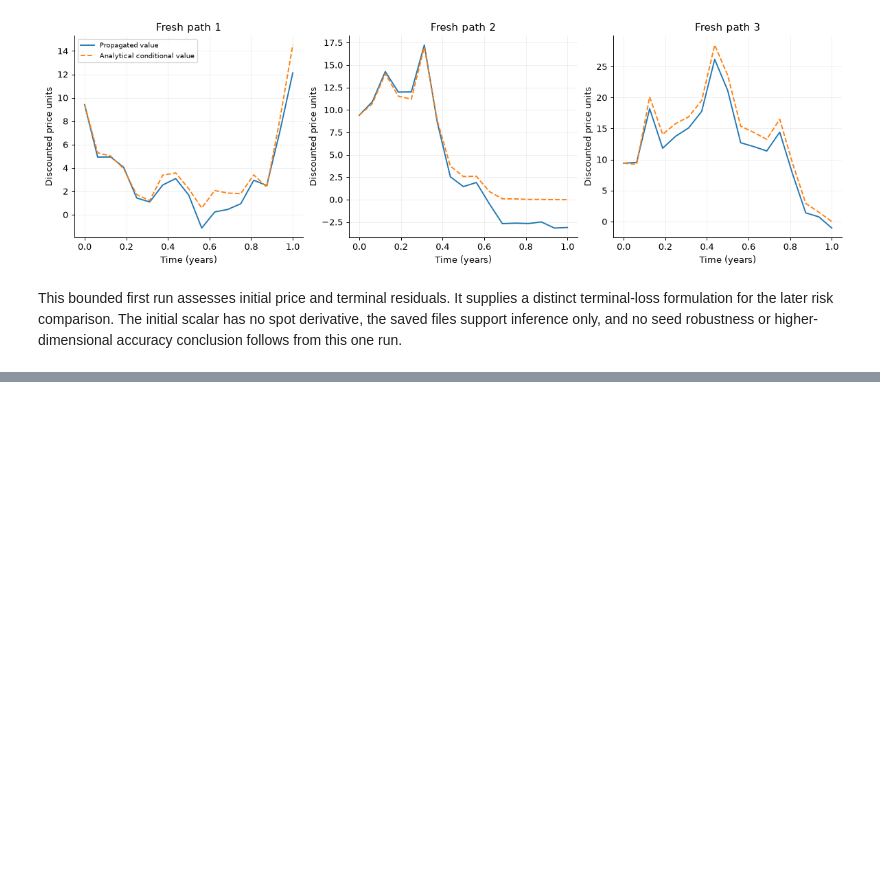
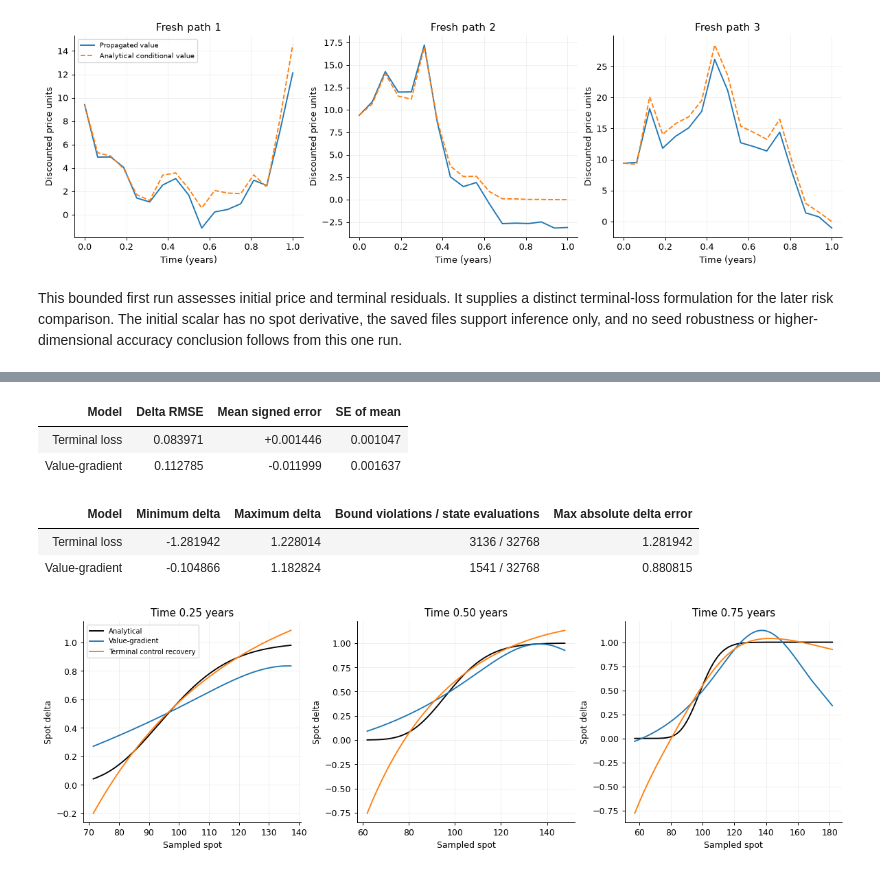
Before and after one commit to KVInator/deep-bsde-pricing, a Jupyter notebook: notebooks/03_neural_solvers.ipynb, the cells around one changed output, grey strips where cells are left out. Saved outputs shown, nothing was run; the diff lists cells and outputs as text; code cells hidden in the pictures; blank space fills up the shorter version.

```diff
--- a/notebooks/03_neural_solvers.ipynb
+++ b/notebooks/03_neural_solvers.ipynb
@@ -573,0 +651,27 @@ This bounded first run assesses initial price and terminal residuals. It supplie
+# %%
+table(["Model", "Delta RMSE", "Mean signed error", "SE of mean"], [
+    [names[k], f'{v["path_delta_rmse"]:.6f}', f'{v["path_delta_mean_error"]:+.6f}',
+     f'{v["path_delta_mean_error_se"]:.6f}'] for k,v in model_rows.items()])
+table(["Model", "Minimum delta", "Maximum delta", "Bound violations / state evaluations", "Max absolute delta error"], [
+    [names[k], f'{v["path_delta_min"]:.6f}', f'{v["path_delta_max"]:.6f}',
+     f'{v["delta_bound_violation_count"]} / {v["path_risk_evaluation_count"]}', f'{v["max_absolute_path_delta_error"]:.6f}']
+    for k,v in model_rows.items()])
+fig, axes = plt.subplots(1, 3, figsize=(13, 4), constrained_layout=True)
+for ax, fraction in zip(axes, (0.25, 0.5, 0.75)):
+    m = int(round(fraction*risk_report["n_steps"]))
+    spots = risk.spots[:, m]
+    order = np.argsort(spots)
+    ax.plot(spots[order], risk.reference_deltas[order,m], color="black", label="Analytical")
+    ax.plot(spots[order], risk.value_deltas[order,m], label="Value-gradient")
+    ax.plot(spots[order], risk.terminal_deltas[order,m], label="Terminal control recovery")
+    ax.set(title=f"Time {risk.times[m]:.2f} years", xlabel="Sampled spot", ylabel="Spot delta")
+axes[0].legend(fontsize=8)
+plt.show()
+# %% [output]
+| Model | Delta RMSE | Mean signed error | SE of mean |
+| Terminal loss | 0.083971 | +0.001446 | 0.001047 |
+| Value-gradient | 0.112785 | -0.011999 | 0.001637 |
+| Model | Minimum delta | Maximum delta | Bound violations / state evaluations | Max absolute delta error |
+| Terminal loss | -1.281942 | 1.228014 | 3136 / 32768 | 1.281942 |
+| Value-gradient | -0.104866 | 1.182824 | 1541 / 32768 | 0.880815 |
+[figure, added]
```
Also changed, not shown: parts of 8 cells of this notebook, 6 other files.
